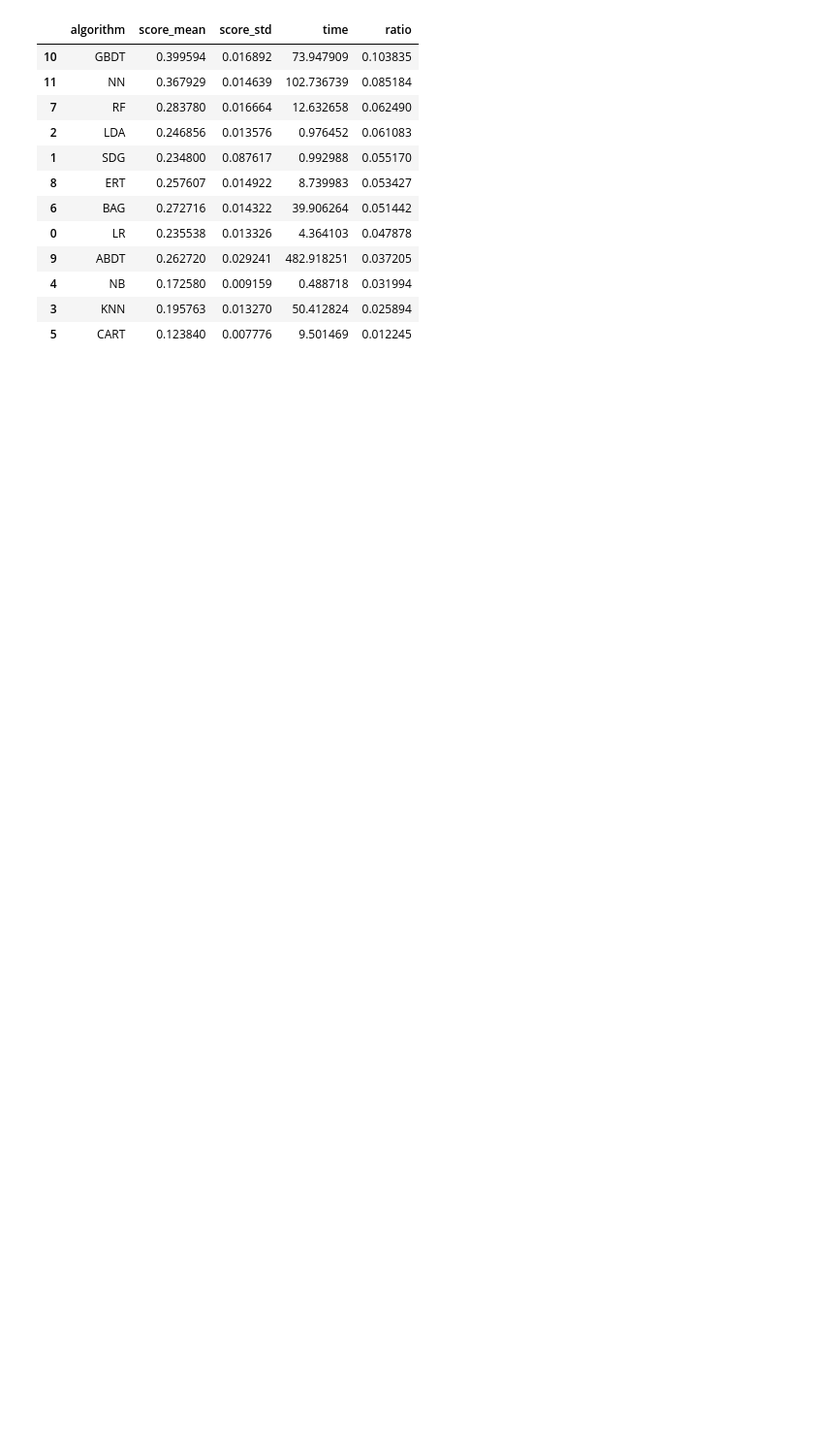
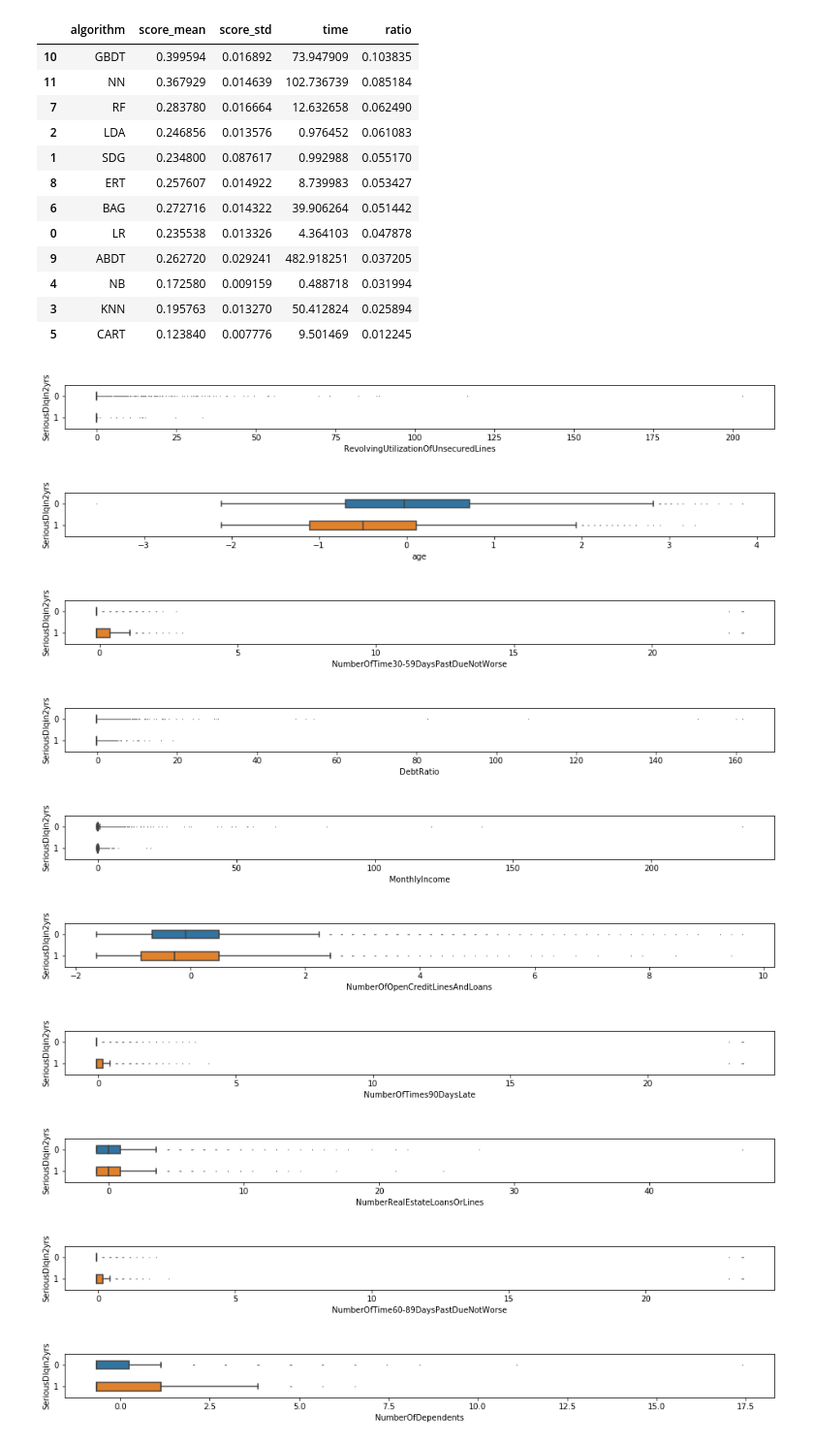
Before and after one commit to Ewen2015/Kaggle, a Jupyter notebook: credit_score/test_gossipcat.ipynb, the cells around one changed output. Shown at 97% size. Saved outputs shown, nothing was run; the diff lists cells and outputs as text; code cells hidden in the pictures; blank space fills up the shorter version.

```diff
--- a/credit_score/test_gossipcat.ipynb
+++ b/credit_score/test_gossipcat.ipynb
@@ -115,3 +114,20 @@ com.AmongResults.sort_values(by='ratio', ascending=False)
 | 4 | NB | 0.172580 | 0.009159 | 0.488718 | 0.031994 |
 | 3 | KNN | 0.195763 | 0.013270 | 50.412824 | 0.025894 |
 | 5 | CART | 0.123840 | 0.007776 | 9.501469 | 0.012245 |
+# %%
+from gossipcat import Glimpse
+
+glimpse = Glimpse(data=data_tr, target=target, features=features)
+# %%
+glimpse.BiBoxplot()
+# %% [output]
+[figure, added]
+[figure, added]
+[figure, added]
+[figure, added]
+[figure, added]
+[figure, added]
+[figure, added]
+[figure, added]
+[figure, added]
+[figure, added]
```
Also changed, not shown: parts of 8 cells of this notebook, 11 other files.
